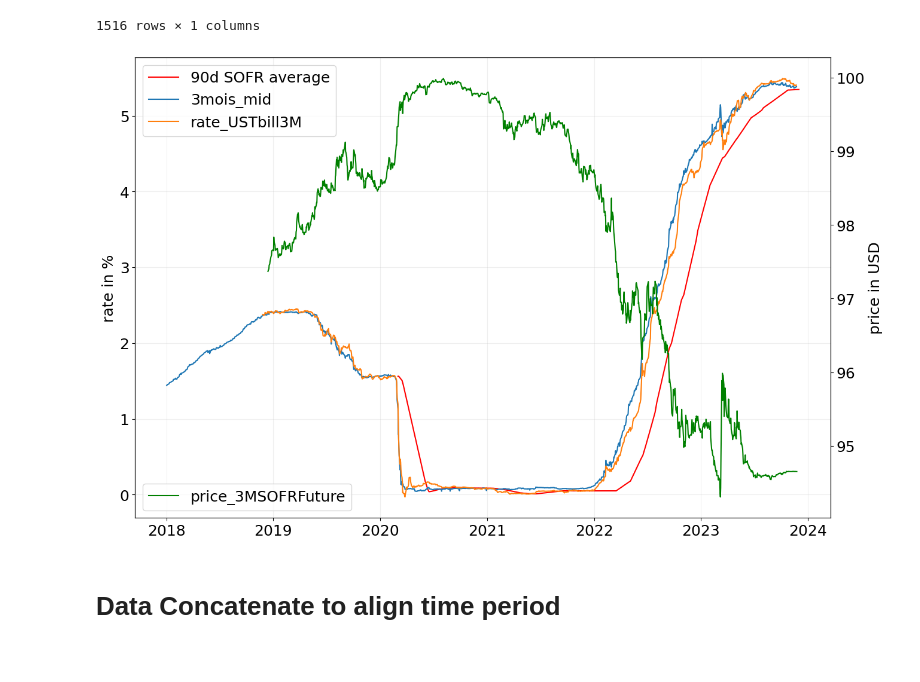
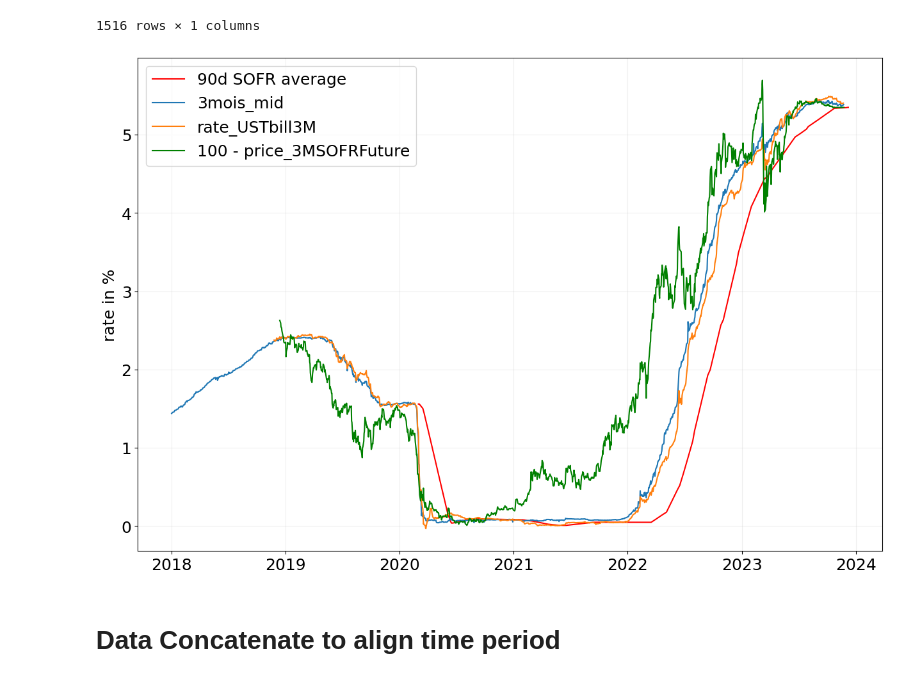
Before and after one commit to kilowiski/qf634_proj, a Jupyter notebook: code/634_fixfeature.ipynb, the cells around one changed output. Drawn from its saved outputs; the diff is of its cells as text; code cells hidden in the pictures.

```diff
--- a/code/634_fixfeature.ipynb
+++ b/code/634_fixfeature.ipynb
@@ -252,43 +252,21 @@ x_1mois
 plt.rcParams["font.size"] = "18"
 # %%
 fig, ax1 = plt.subplots(figsize=(15, 10))
-# ax1.plot(x_bgcr["rate_bgcr"], label="bgcr")
-
-
-# ax1.plot(x_tgcr["rate_tgcr"], label="tgcr")
-
-
-# ax1.plot(y_SOFRAI["30d"], label="30d")
-
-
 ax1.plot(y_SOFRAI["90d"], label="90d SOFR average", color="red")
-
-
-# ax1.plot(y_SOFRAI["180d"], label="180d")
-# ax1.plot(x_1mois["mid_1mois"], label="1mois_mid")
 ax1.plot(x_3mois["mid_3mois"], label="3mois_mid")
-
-
-# ax1.plot(x_CME3MSOFR["rate_CME3MSOFR"], label="rate_CME3MSOFR")
-
-
 ax1.plot(x_USTbill3M["rate_USTbill3M"], label="rate_USTbill3M")
 ax1.set_ylabel("rate in %")
-# ax1.plot(y_SOFRAI["90d"], label="90 day SOFR average")
 ax2 = ax1.twinx()
 ax2.plot(
-    x_3MSOFRFuture["price_3MSOFRFuture"], label="price_3MSOFRFuture", color="green"
+    x_3MSOFRFuture["price_3MSOFRFuture"],
+    label="100 - price_3MSOFRFuture",
+    color="green",
 )
-ax2.set_ylabel("price in USD")
-ax2.legend(loc="lower left")
 ax1.grid(alpha=0.2)
-
-
 ax1.legend()
-# fig.set_dpi(600)
 fig.savefig("feature_target.jpeg", dpi=600)
 # %% [output]
-[figure, old version]
+[figure, new version]
 # %% [markdown]
 # Data Concatenate to align time period #
 # %%
```
Also changed, not shown: parts of 13 cells of this notebook.
